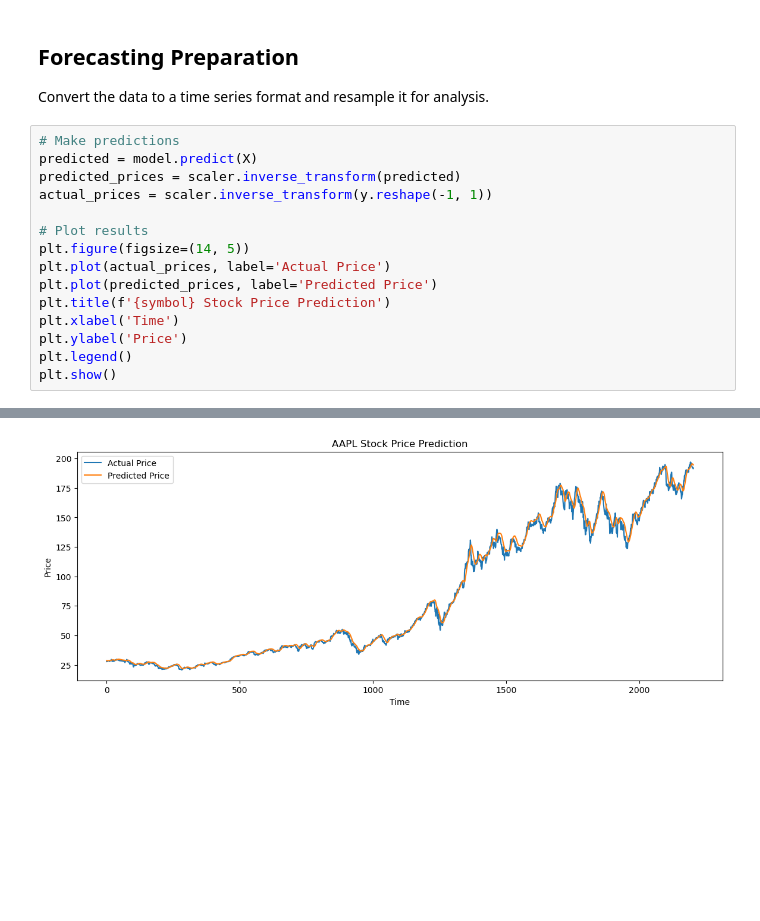
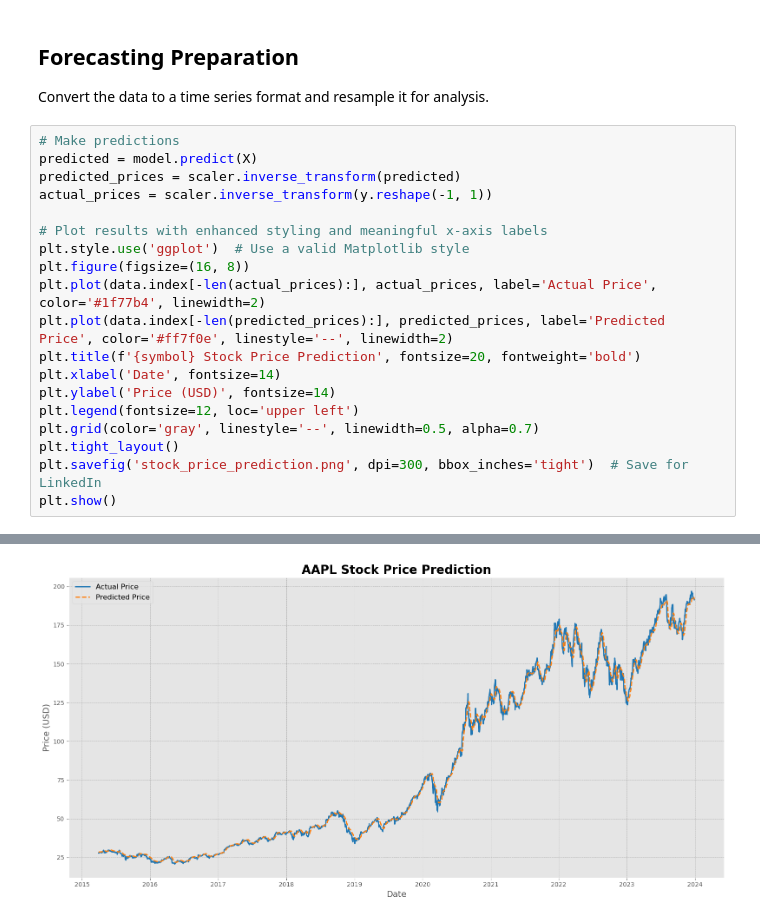
Before and after one commit to Dwamenachrist/FUTURE_ML_02, a Jupyter notebook: Stock_Price_Forecasting_LSTM.ipynb, the cells around one changed output, grey strips where cells are left out. Drawn from its saved outputs; the diff is of its cells as text; blank space fills up the shorter version.

Commit message:
Stock Price Forecast Image

```diff
--- a/Stock_Price_Forecasting_LSTM.ipynb
+++ b/Stock_Price_Forecasting_LSTM.ipynb
@@ -155,13 +156,17 @@ predicted = model.predict(X)
 predicted_prices = scaler.inverse_transform(predicted)
 actual_prices = scaler.inverse_transform(y.reshape(-1, 1))
 
-# Plot results
-plt.figure(figsize=(14, 5))
-plt.plot(actual_prices, label='Actual Price')
-plt.plot(predicted_prices, label='Predicted Price')
-plt.title(f'{symbol} Stock Price Prediction')
-plt.xlabel('Time')
-plt.ylabel('Price')
-plt.legend()
+# Plot results with enhanced styling and meaningful x-axis labels
+plt.style.use('ggplot')  # Use a valid Matplotlib style
+plt.figure(figsize=(16, 8))
+plt.plot(data.index[-len(actual_prices):], actual_prices, label='Actual Price', color='#1f77b4', linewidth=2)
+plt.plot(data.index[-len(predicted_prices):], predicted_prices, label='Predicted Price', color='#ff7f0e', linestyle='--', linewidth=2)
+plt.title(f'{symbol} Stock Price Prediction', fontsize=20, fontweight='bold')
+plt.xlabel('Date', fontsize=14)
+plt.ylabel('Price (USD)', fontsize=14)
+plt.legend(fontsize=12, loc='upper left')
+plt.grid(color='gray', linestyle='--', linewidth=0.5, alpha=0.7)
+plt.tight_layout()
+plt.savefig('stock_price_prediction.png', dpi=300, bbox_inches='tight')  # Save for LinkedIn
 plt.show()
 # %% [output]
@@ -169 +174 @@ plt.show()
-[figure, old version]
+[figure, new version]
```
Also changed, not shown: parts of 5 cells of this notebook, 1 other file.
